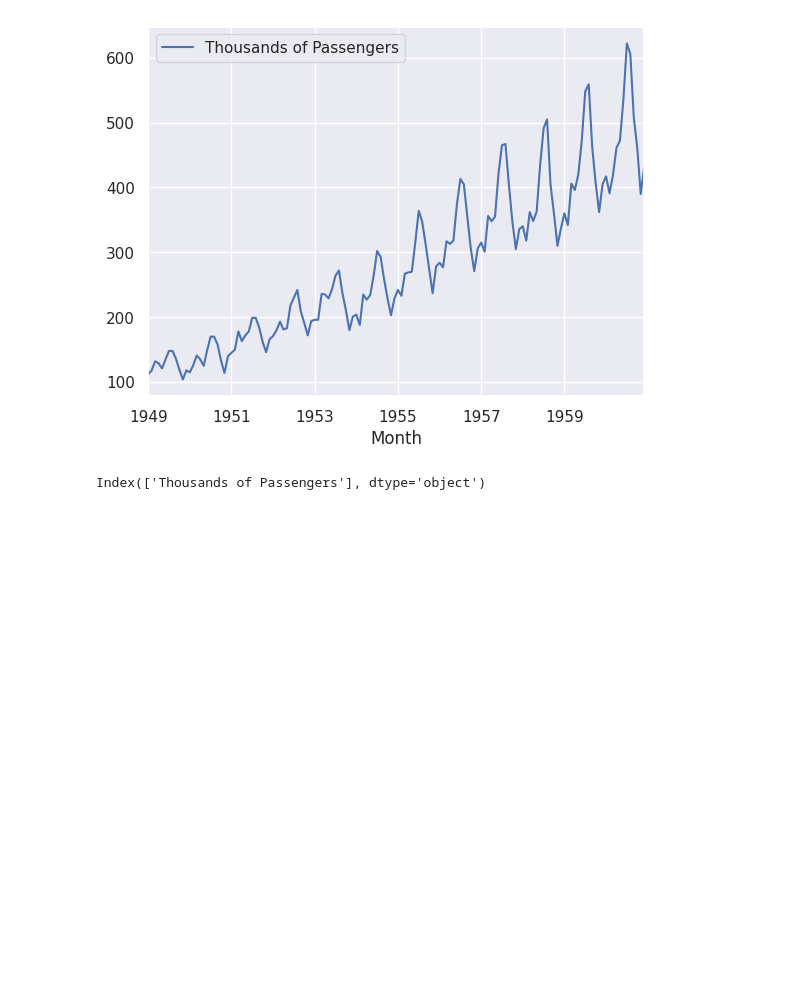
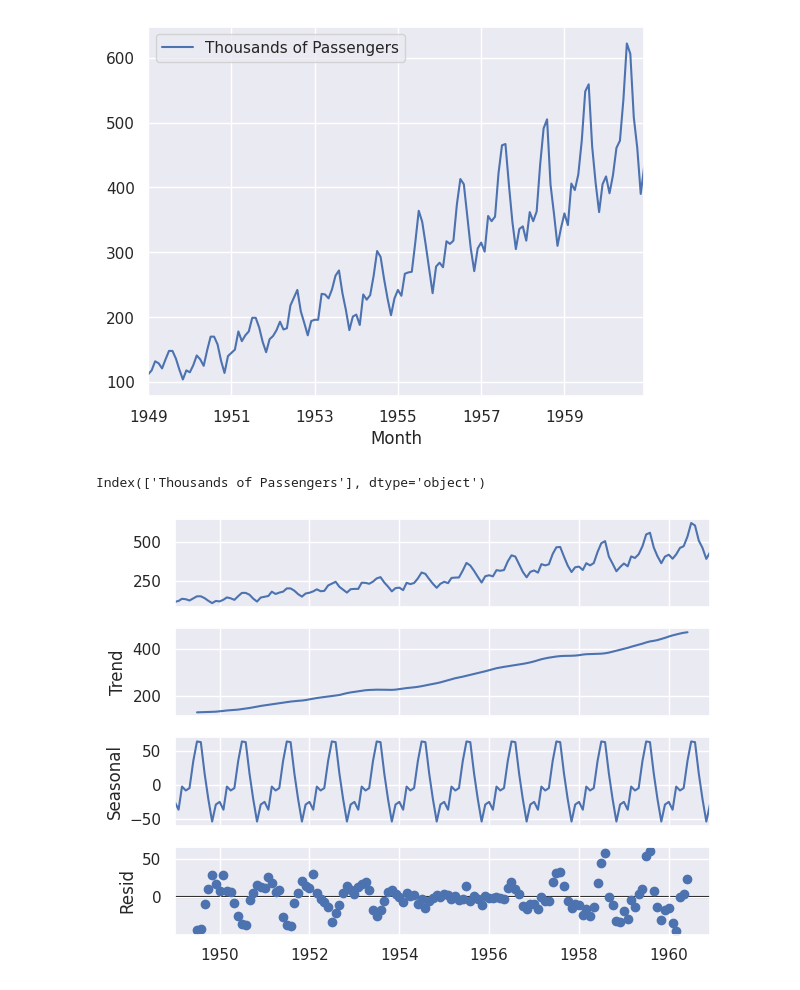
Before and after one commit to KOWSALYAAARU/test_app, a Jupyter notebook: time_series_forecasting_casestudy_1.ipynb, the cells around one changed output. Drawn from its saved outputs; the diff is of its cells as text; code cells hidden in the pictures; blank space fills up the shorter version.

```diff
--- a/time_series_forecasting_casestudy_1.ipynb
+++ b/time_series_forecasting_casestudy_1.ipynb
@@ -111,4 +111,10 @@ Index(['Thousands of Passengers'], dtype='object')
 # %%
 ## decompositions of data to check trend,seasonality and irregular time series
 
 from statsmodels.tsa.seasonal import seasonal_decompose
+
+decompose = seasonal_decompose(dataset)
+decompose.plot()
+plt.show()
+# %% [output]
+[figure, added]
```
Also changed, not shown: parts of 2 cells of this notebook.
